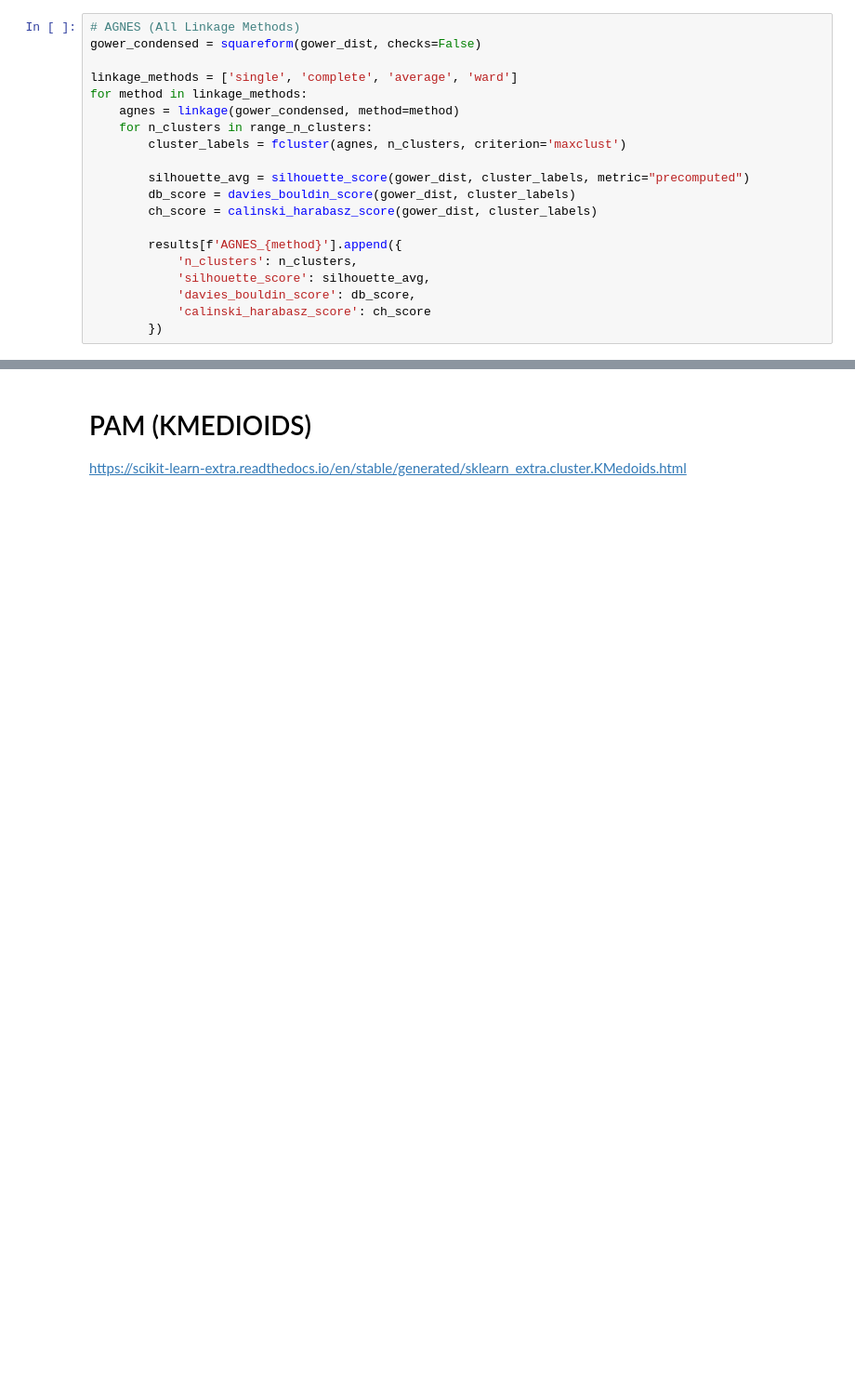
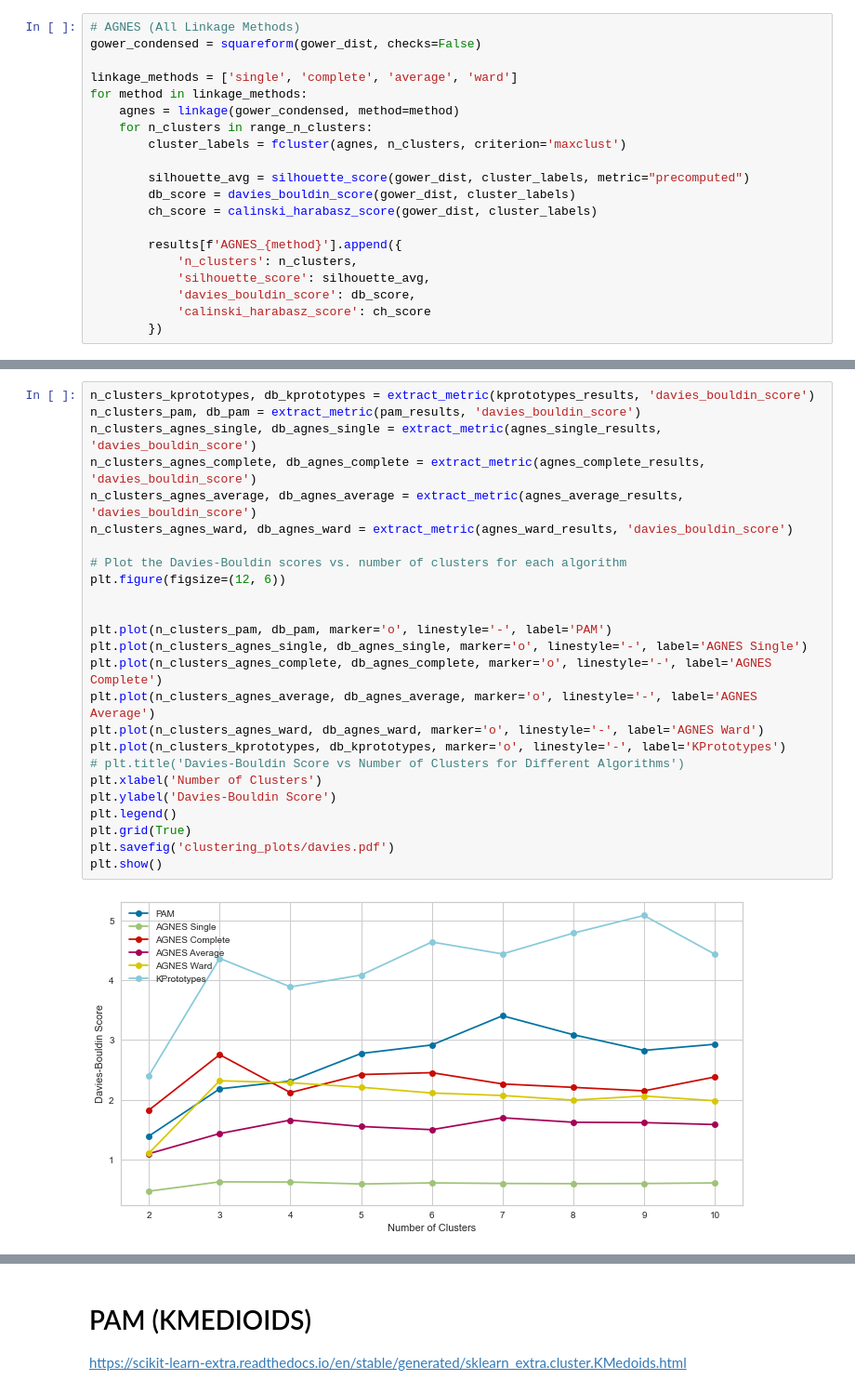
Before and after one commit to Paulina-Iwach/Data_Mining_Project, a Jupyter notebook: cluster_analysis.ipynb, the cells around one changed output, grey strips where cells are left out. Shown at 93% size. Cells and saved outputs as stored; diff of their text form; blank space fills up the shorter version.

```diff
--- a/cluster_analysis.ipynb
+++ b/cluster_analysis.ipynb
@@ -119,0 +240,27 @@ ValueError: could not convert string to float: 'Self-emp-not-inc'
+# %%
+n_clusters_kprototypes, db_kprototypes = extract_metric(kprototypes_results, 'davies_bouldin_score')
+n_clusters_pam, db_pam = extract_metric(pam_results, 'davies_bouldin_score')
+n_clusters_agnes_single, db_agnes_single = extract_metric(agnes_single_results, 'davies_bouldin_score')
+n_clusters_agnes_complete, db_agnes_complete = extract_metric(agnes_complete_results, 'davies_bouldin_score')
+n_clusters_agnes_average, db_agnes_average = extract_metric(agnes_average_results, 'davies_bouldin_score')
+n_clusters_agnes_ward, db_agnes_ward = extract_metric(agnes_ward_results, 'davies_bouldin_score')
+
+# Plot the Davies-Bouldin scores vs. number of clusters for each algorithm
+plt.figure(figsize=(12, 6))
+
+
+plt.plot(n_clusters_pam, db_pam, marker='o', linestyle='-', label='PAM')
+plt.plot(n_clusters_agnes_single, db_agnes_single, marker='o', linestyle='-', label='AGNES Single')
+plt.plot(n_clusters_agnes_complete, db_agnes_complete, marker='o', linestyle='-', label='AGNES Complete')
+plt.plot(n_clusters_agnes_average, db_agnes_average, marker='o', linestyle='-', label='AGNES Average')
+plt.plot(n_clusters_agnes_ward, db_agnes_ward, marker='o', linestyle='-', label='AGNES Ward')
+plt.plot(n_clusters_kprototypes, db_kprototypes, marker='o', linestyle='-', label='KPrototypes')
+# plt.title('Davies-Bouldin Score vs Number of Clusters for Different Algorithms')
+plt.xlabel('Number of Clusters')
+plt.ylabel('Davies-Bouldin Score')
+plt.legend()
+plt.grid(True)
+plt.savefig('clustering_plots/davies.pdf')
+plt.show()
+# %% [output]
+[figure, added]
```
Also changed, not shown: parts of 38 cells of this notebook, 20 other files.
